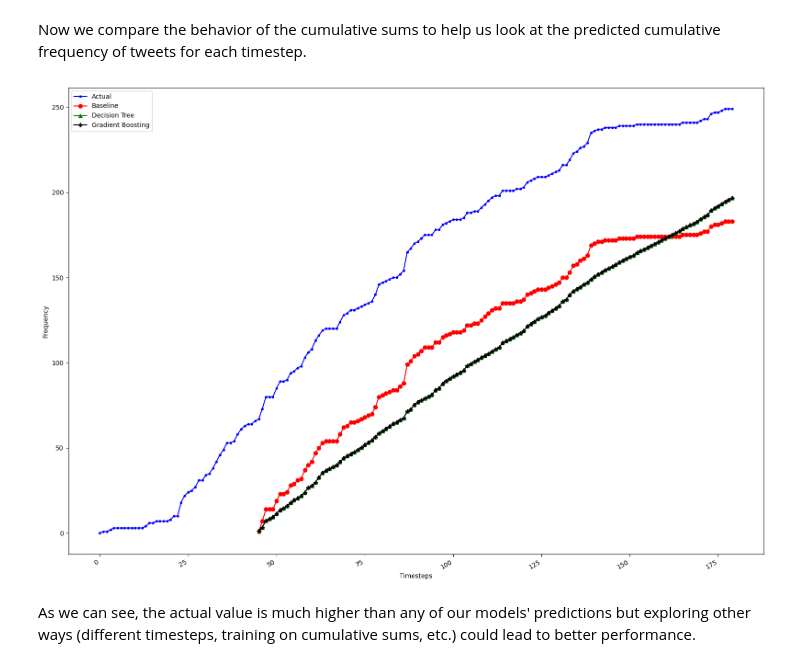
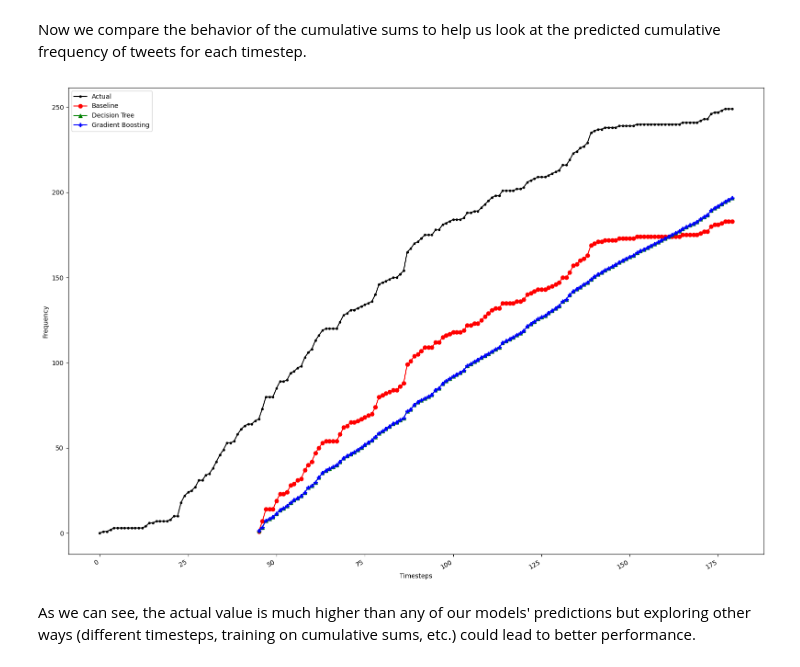
Before and after one commit to deckardsworkspace/cs132-group3, a Jupyter notebook: model-and-results/ml.ipynb, the cells around one changed output. Saved outputs shown, nothing was run; the diff lists cells and outputs as text; code cells hidden in the pictures.

Commit message:
ml: changed color

```diff
--- a/model-and-results/ml.ipynb
+++ b/model-and-results/ml.ipynb
@@ -176,17 +176,17 @@ df_combined['DT Sum'] = df_combined['Decision Tree Prediction'].cumsum()
 df_combined['GB Sum'] = df_combined['Gradient Boosting Prediction'].cumsum()
 # %%
 fig, ax = plt.subplots(figsize=(16, 11))
-ax.plot(df_combined['Sum'], marker='.', color='blue', label='Actual')
+ax.plot(df_combined['Sum'], marker='.', color='black', label='Actual')
 ax.plot(df_combined['BP Sum'], marker='o', color='red', label='Baseline')
 ax.plot(df_combined['DT Sum'], marker='^', color='green', label='Decision Tree')
-ax.plot(df_combined['GB Sum'], marker='P', color='black', label='Gradient Boosting')
+ax.plot(df_combined['GB Sum'], marker='P', color='blue', label='Gradient Boosting')
 ax.set_xlabel('Timesteps')
 ax.set_ylabel('Frequency')
 
 plt.legend(loc=2)
 fig.autofmt_xdate()
 plt.tight_layout()
 # %% [output]
-[figure, old version]
+[figure, new version]
 # %% [markdown]
 As we can see, the actual value is much higher than any of our models' predictions but exploring other ways (different timesteps, training on cumulative sums, etc.) could lead to better performance.
```
